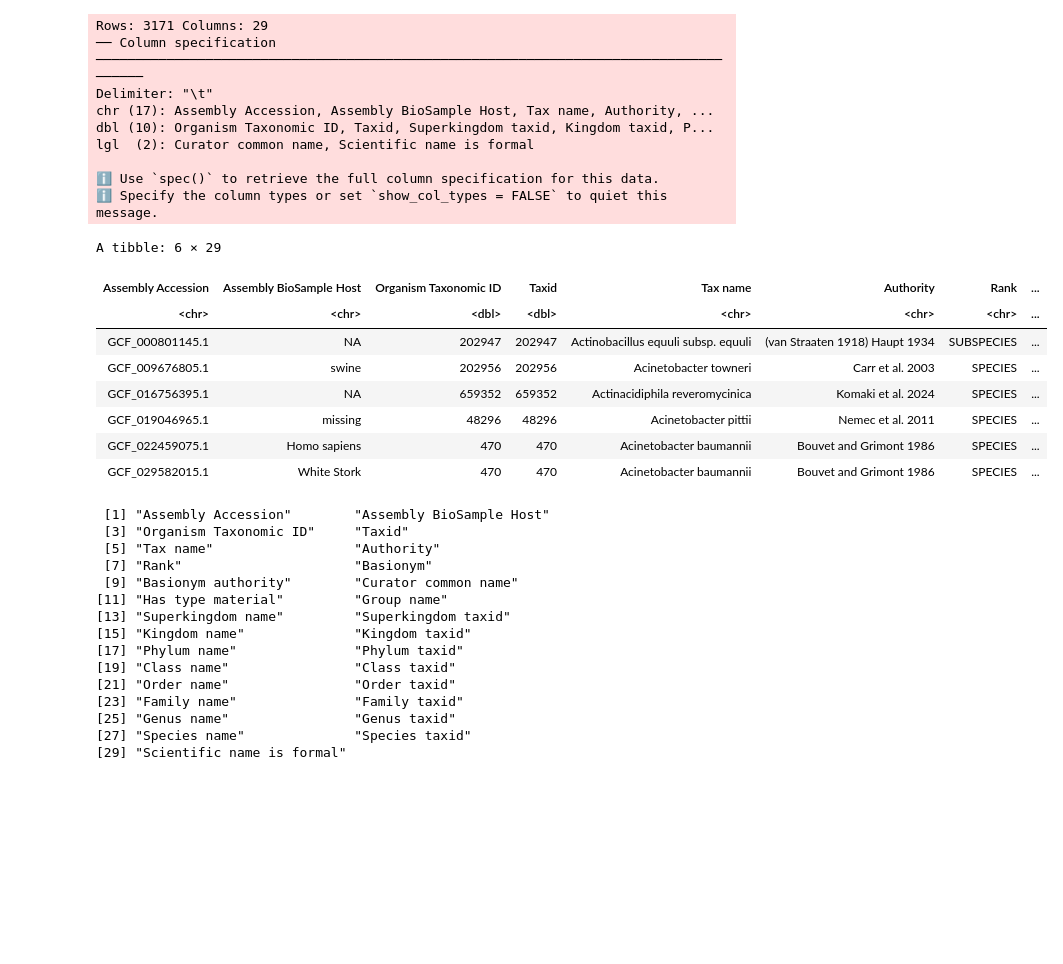
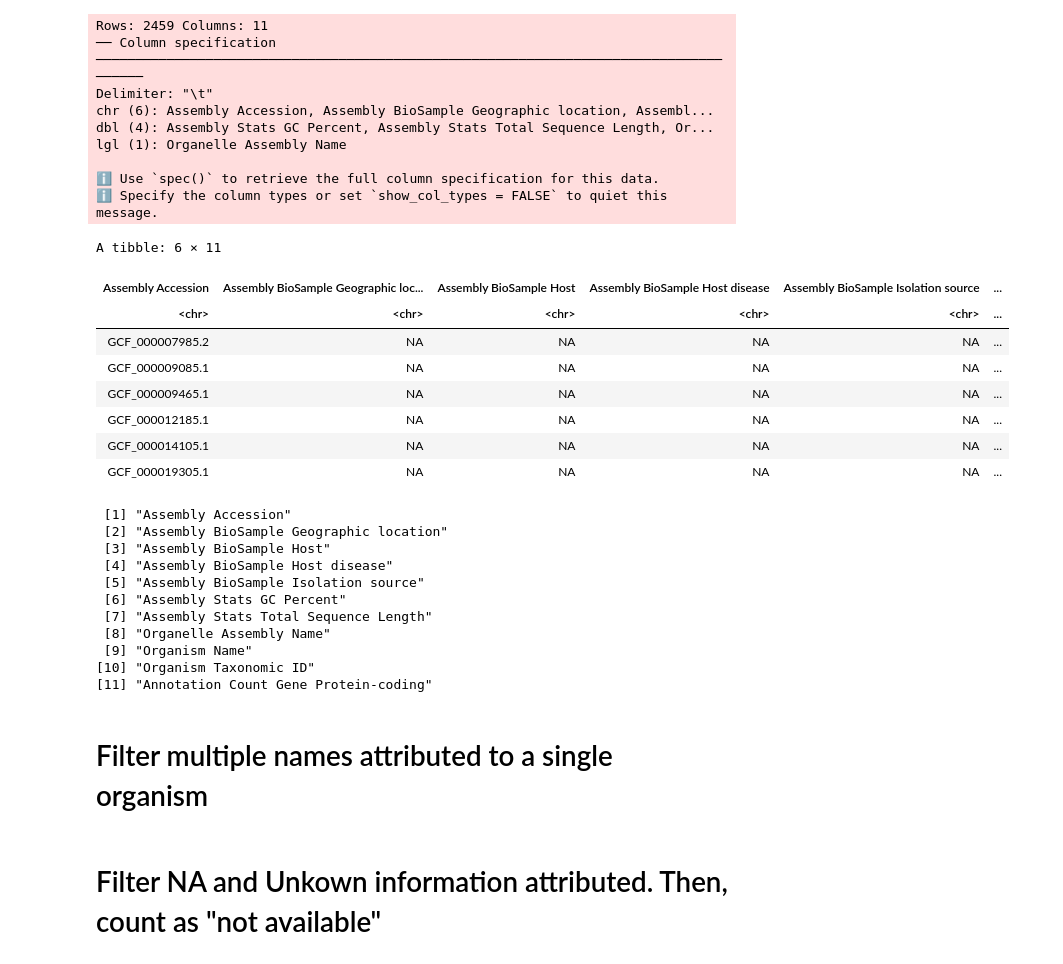
Before and after one commit to edtankian97/microbiota_sialylation, a Jupyter notebook: genomes_download/scripts/jupyter_scripts/host_distribution.ipynb, the cells around one changed output. Drawn from its saved outputs; the diff is of its cells as text; code cells hidden in the pictures; blank space fills up the shorter version.

```diff
--- a/genomes_download/scripts/jupyter_scripts/host_distribution.ipynb
+++ b/genomes_download/scripts/jupyter_scripts/host_distribution.ipynb
@@ -21,43 +10,39 @@ The following objects are masked from ‘package:base’:
 # %%
-#Upload string#Upload data
-host_data_comm_sia <- read_delim("host_data_comm_sia.tsv",
+#Upload data
+host_data_comm_sia <- read_delim("genomes_download/plots_data/accession_complete_fields.tsv",
                                  delim = "\t", escape_double = FALSE,
                                  trim_ws = TRUE)
 head(host_data_comm_sia)
 colnames(host_data_comm_sia)
 # %% [output]
-Rows: 3171 Columns: 29
+Rows: 2459 Columns: 11
 ── Column specification ──────────────────────────────────────────────────────────────────────────────────────
 Delimiter: "\t"
-chr (17): Assembly Accession, Assembly BioSample Host, Tax name, Authority, ...
-dbl (10): Organism Taxonomic ID, Taxid, Superkingdom taxid, Kingdom taxid, P...
-lgl  (2): Curator common name, Scientific name is formal
+chr (6): Assembly Accession, Assembly BioSample Geographic location, Assembl...
+dbl (4): Assembly Stats GC Percent, Assembly Stats Total Sequence Length, Or...
+lgl (1): Organelle Assembly Name
 
 ℹ Use `spec()` to retrieve the full column specification for this data.
 ℹ Specify the column types or set `show_col_types = FALSE` to quiet this message.
-A tibble: 6 × 29
+A tibble: 6 × 11
-| Assembly Accession | Assembly BioSample Host | Organism Taxonomic ID | Taxid | Tax name | Authority | Rank | ... |
-| <chr> | <chr> | <dbl> | <dbl> | <chr> | <chr> | <chr> | ... |
-| GCF_000801145.1 | NA | 202947 | 202947 | Actinobacillus equuli subsp. equuli | (van Straaten 1918) Haupt 1934 | SUBSPECIES | ... |
-| GCF_009676805.1 | swine | 202956 | 202956 | Acinetobacter towneri | Carr et al. 2003 | SPECIES | ... |
-| GCF_016756395.1 | NA | 659352 | 659352 | Actinacidiphila reveromycinica | Komaki et al. 2024 | SPECIES | ... |
-| GCF_019046965.1 | missing | 48296 | 48296 | Acinetobacter pittii | Nemec et al. 2011 | SPECIES | ... |
-| GCF_022459075.1 | Homo sapiens | 470 | 470 | Acinetobacter baumannii | Bouvet and Grimont 1986 | SPECIES | ... |
-| GCF_029582015.1 | White Stork | 470 | 470 | Acinetobacter baumannii | Bouvet and Grimont 1986 | SPECIES | ... |
+| Assembly Accession | Assembly BioSample Geographic loc... | Assembly BioSample Host | Assembly BioSample Host disease | Assembly BioSample Isolation source | ... |
+| <chr> | <chr> | <chr> | <chr> | <chr> | ... |
+| GCF_000007985.2 | NA | NA | NA | NA | ... |
+| GCF_000009085.1 | NA | NA | NA | NA | ... |
+| GCF_000009465.1 | NA | NA | NA | NA | ... |
+| GCF_000012185.1 | NA | NA | NA | NA | ... |
+| GCF_000014105.1 | NA | NA | NA | NA | ... |
+| GCF_000019305.1 | NA | NA | NA | NA | ... |
- [1] "Assembly Accession"        "Assembly BioSample Host"
- [3] "Organism Taxonomic ID"     "Taxid"
- [5] "Tax name"                  "Authority"
- [7] "Rank"                      "Basionym"
- [9] "Basionym authority"        "Curator common name"
-[11] "Has type material"         "Group name"
-[13] "Superkingdom name"         "Superkingdom taxid"
-[15] "Kingdom name"              "Kingdom taxid"
-[17] "Phylum name"               "Phylum taxid"
-[19] "Class name"                "Class taxid"
-[21] "Order name"                "Order taxid"
-[23] "Family name"               "Family taxid"
-[25] "Genus name"                "Genus taxid"
-[27] "Species name"              "Species taxid"
-[29] "Scientific name is formal"
+ [1] "Assembly Accession"
+ [2] "Assembly BioSample Geographic location"
+ [3] "Assembly BioSample Host"
+ [4] "Assembly BioSample Host disease"
+ [5] "Assembly BioSample Isolation source"
+ [6] "Assembly Stats GC Percent"
+ [7] "Assembly Stats Total Sequence Length"
+ [8] "Organelle Assembly Name"
+ [9] "Organism Name"
+[10] "Organism Taxonomic ID"
+[11] "Annotation Count Gene Protein-coding"
 # %%
 #select columms
@@ -73,3 +50,5 @@ host_data_comm_sia <- host_data_comm_sia %>%
+# %% [markdown]
+# Filter multiple names attributed to a single organism
 # %%
 #filtering swine data
 host_data_comm_sia <- host_data_comm_sia %>%
@@ -102,0 +95,2 @@ host_data_comm_sia <- host_data_comm_sia %>%
+# %% [markdown]
+# Filter NA and Unkown information attributed. Then, count as "not available"
```
Also changed, not shown: parts of 10 cells of this notebook, 9 other files.
